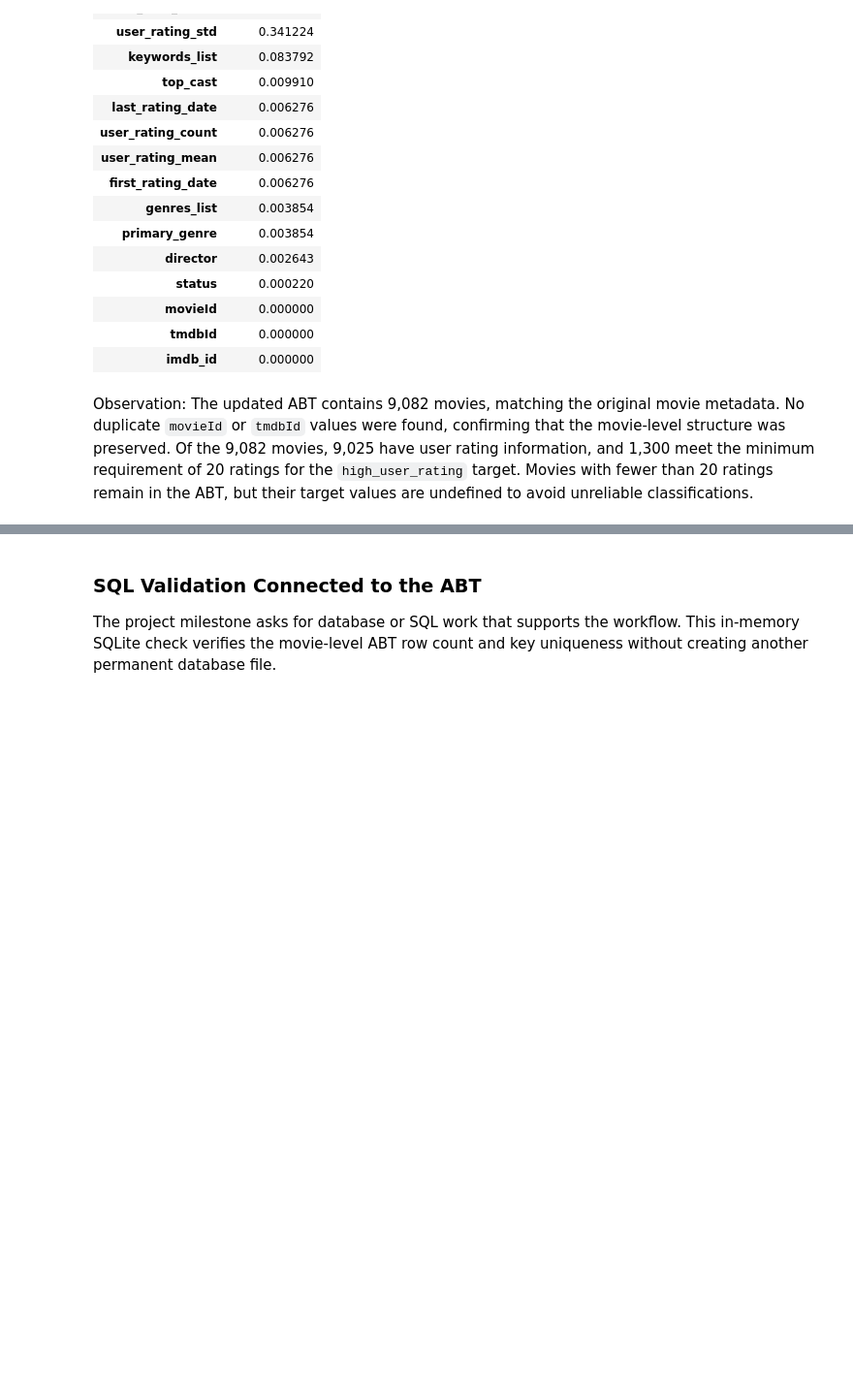
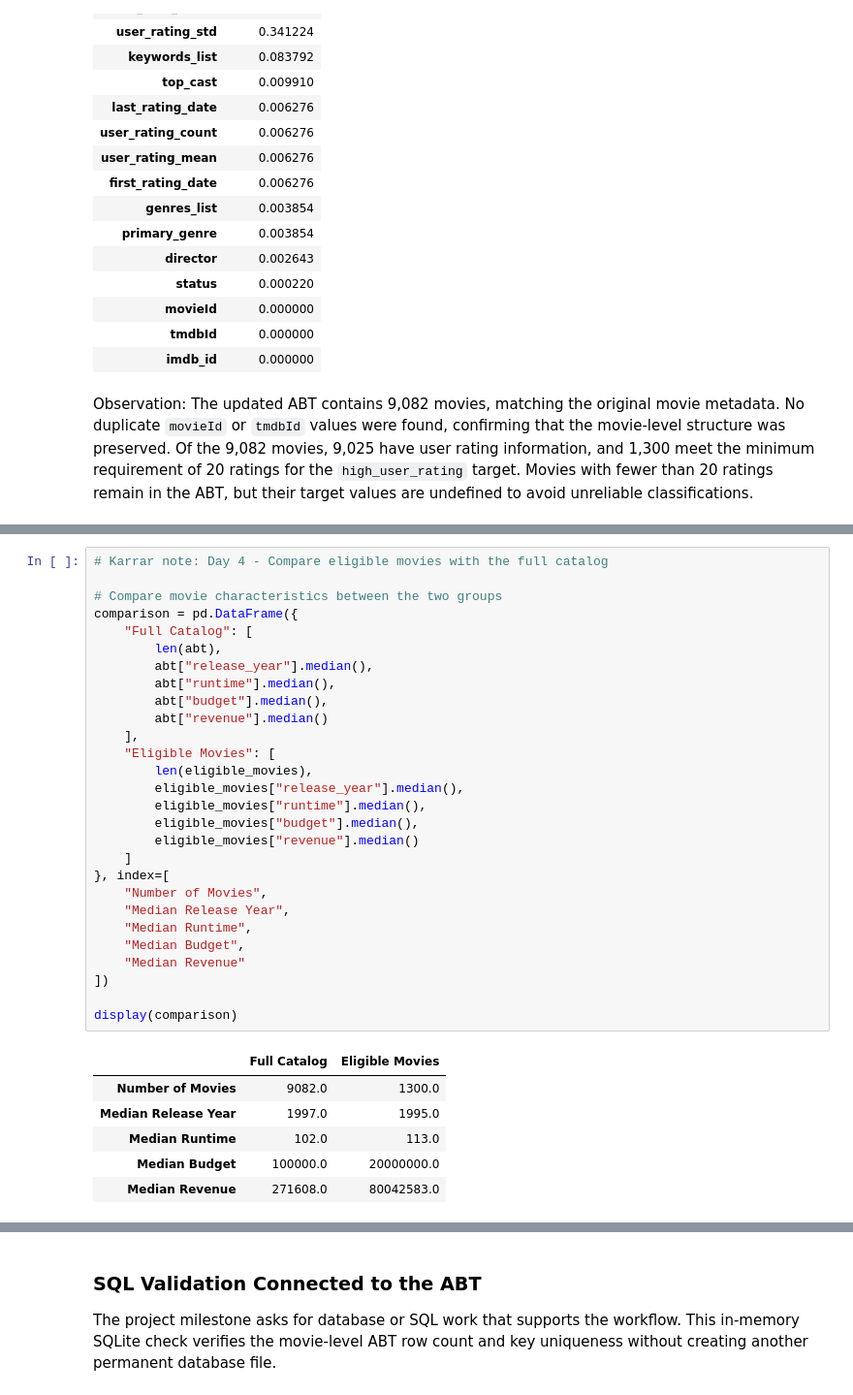
Before and after one commit to kalshaikhli/ban6003-movies-project-Karrar, a Jupyter notebook: notebooks/movies_project_starter.ipynb, the cells around one changed output, grey strips where cells are left out. Shown at 97% size. Saved outputs shown, nothing was run; the diff lists cells and outputs as text; blank space fills up the shorter version.

```diff
--- a/notebooks/movies_project_starter.ipynb
+++ b/notebooks/movies_project_starter.ipynb
@@ -837,0 +878,35 @@ Observation: The updated ABT contains 9,082 movies, matching the original movie
+# %%
+# Karrar note: Day 4 - Compare eligible movies with the full catalog
+
+# Compare movie characteristics between the two groups
+comparison = pd.DataFrame({
+    "Full Catalog": [
+        len(abt),
+        abt["release_year"].median(),
+        abt["runtime"].median(),
+        abt["budget"].median(),
+        abt["revenue"].median()
+    ],
+    "Eligible Movies": [
+        len(eligible_movies),
+        eligible_movies["release_year"].median(),
+        eligible_movies["runtime"].median(),
+        eligible_movies["budget"].median(),
+        eligible_movies["revenue"].median()
+    ]
+}, index=[
+    "Number of Movies",
+    "Median Release Year",
+    "Median Runtime",
+    "Median Budget",
+    "Median Revenue"
+])
+
+display(comparison)
+# %% [output]
+|  | Full Catalog | Eligible Movies |
+| Number of Movies | 9082.0 | 1300.0 |
+| Median Release Year | 1997.0 | 1995.0 |
+| Median Runtime | 102.0 | 113.0 |
+| Median Budget | 100000.0 | 20000000.0 |
+| Median Revenue | 271608.0 | 80042583.0 |
```
Also changed, not shown: parts of 5 cells of this notebook.
